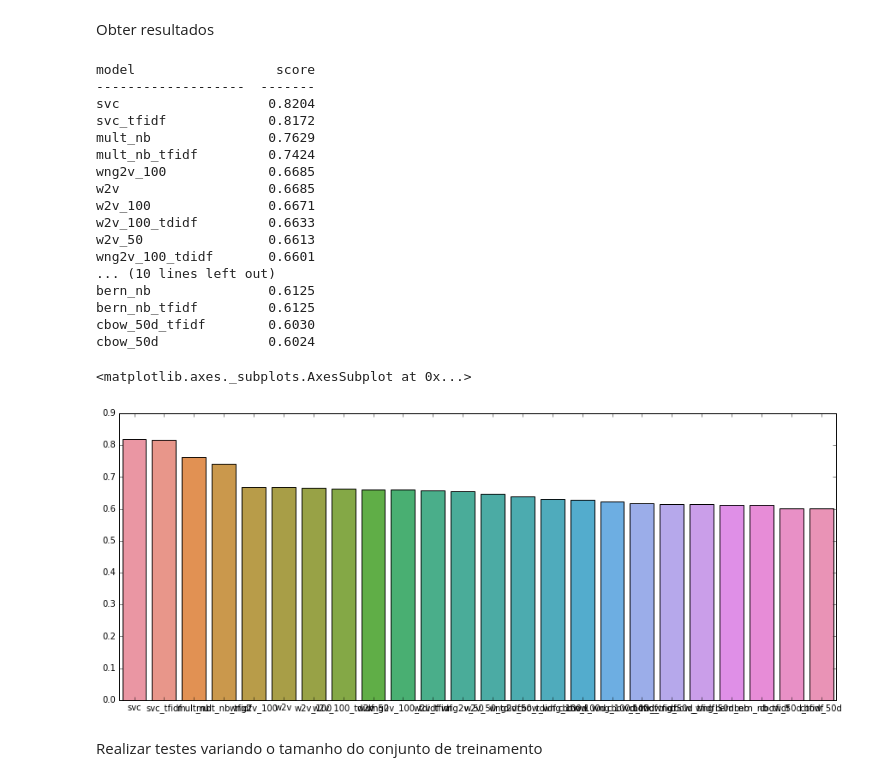
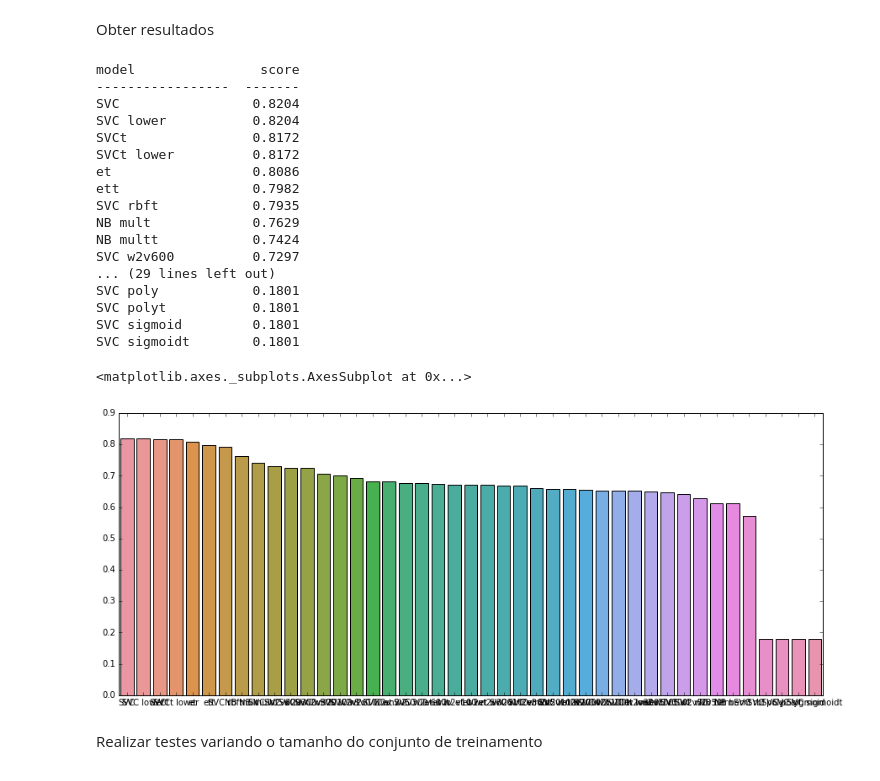
Before and after one commit to eduardogc8/qa-chave, a Jupyter notebook: benchmarking_qc.ipynb, the cells around one changed output. Drawn from its saved outputs; the diff is of its cells as text; code cells hidden in the pictures.

Commit message:
Testes com diversos modelos

```diff
--- a/benchmarking_qc.ipynb
+++ b/benchmarking_qc.ipynb
@@ -315,38 +259,50 @@ all_models = [
+# %%
+all_results.append(("et w2v100", test_model(MeanEmbeddingVectorizer(w2v_100), ExtraTreesClassifier(n_estimators=200))))
+all_results.append(("et w2v100t", test_model(TfidfEmbeddingVectorizer(w2v_100), ExtraTreesClassifier(n_estimators=200))))
+# %%
+all_results.append(("et w2v300", test_mall_resultsodel(MeanEmbeddingVectorizer(w2v_300), ExtraTreesClassifier(n_estimators=200))))
+all_results.append(("et w2v300t", test_model(TfidfEmbeddingVectorizer(w2v_300), ExtraTreesClassifier(n_estimators=200))))
+# %%
+all_results.append(("et wn2v100", test_model(MeanEmbeddingVectorizer(wng2v_100), ExtraTreesClassifier(n_estimators=200))))
+all_results.append(("et wn2v100t", test_model(TfidfEmbeddingVectorizer(wng2v_100), ExtraTreesClassifier(n_estimators=200))))
+# %%
+all_results.append(("et wn2v300", test_model(MeanEmbeddingVectorizer(wng2v_300), ExtraTreesClassifier(n_estimators=200))))
+all_results.append(("et wn2v300t", test_model(TfidfEmbeddingVectorizer(wng2v_300), ExtraTreesClassifier(n_estimators=200))))
 # %% [markdown]
 Obter resultados
 # %%
-scores = sorted([(name, cross_val_score(model, X, y, cv=3).mean())
-                 for name, model in all_models],
-                key=lambda (_, x): -x)
-print tabulate(scores, floatfmt=".4f", headers=("model", 'score'))
-
-#Plot1
+from tabulate import tabulate
 %matplotlib inline
 import matplotlib.pyplot as plt
 import seaborn as sns
 
+scores = sorted([(name, result)
+                 for name, result in all_results],
+                key=lambda (_, x): -x)
+
+print tabulate(scores, floatfmt=".4f", headers=("model", 'score'))
 plt.figure(figsize=(15, 6))
 sns.barplot(x=[name for name, _ in scores], y=[score for _, score in scores])
 # %% [output]
-model                  score
--------------------  -------
-svc                   0.8204
-svc_tfidf             0.8172
-mult_nb               0.7629
-mult_nb_tfidf         0.7424
-wng2v_100             0.6685
-w2v                   0.6685
-w2v_100               0.6671
-w2v_100_tdidf         0.6633
-w2v_50                0.6613
-wng2v_100_tdidf       0.6601
-... (10 lines left out)
-bern_nb               0.6125
-bern_nb_tfidf         0.6125
-cbow_50d_tfidf        0.6030
-cbow_50d              0.6024
+model                score
+-----------------  -------
+SVC                 0.8204
+SVC lower           0.8204
+SVCt                0.8172
+SVCt lower          0.8172
+et                  0.8086
+ett                 0.7982
+SVC rbft            0.7935
+NB mult             0.7629
+NB multt            0.7424
+SVC w2v600          0.7297
+... (29 lines left out)
+SVC poly            0.1801
+SVC polyt           0.1801
+SVC sigmoid         0.1801
+SVC sigmoidt        0.1801
 <matplotlib.axes._subplots.AxesSubplot at 0x...>
-[figure, old version]
+[figure, new version]
 # %% [markdown]
 Realizar testes variando o tamanho do conjunto de treinamento
 # %%
```
Also changed, not shown: parts of 42 cells of this notebook, 2 other files.
